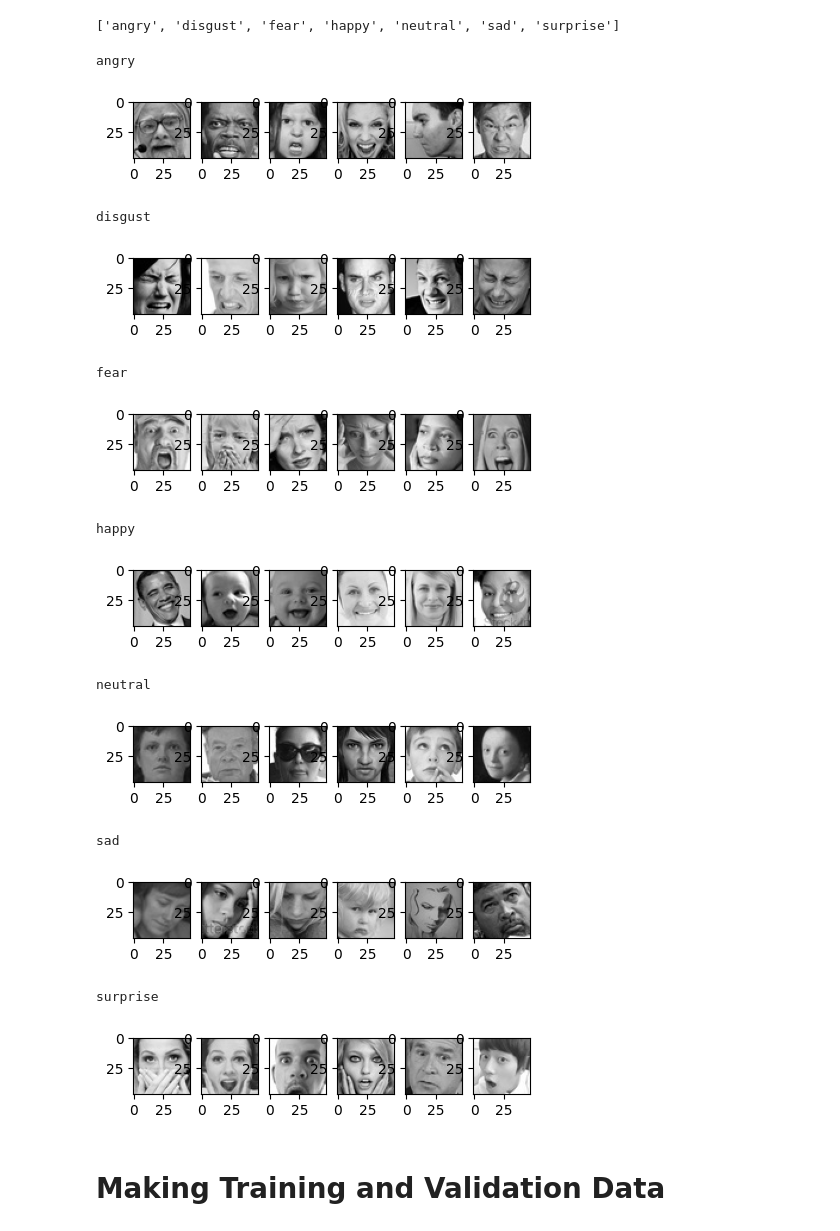
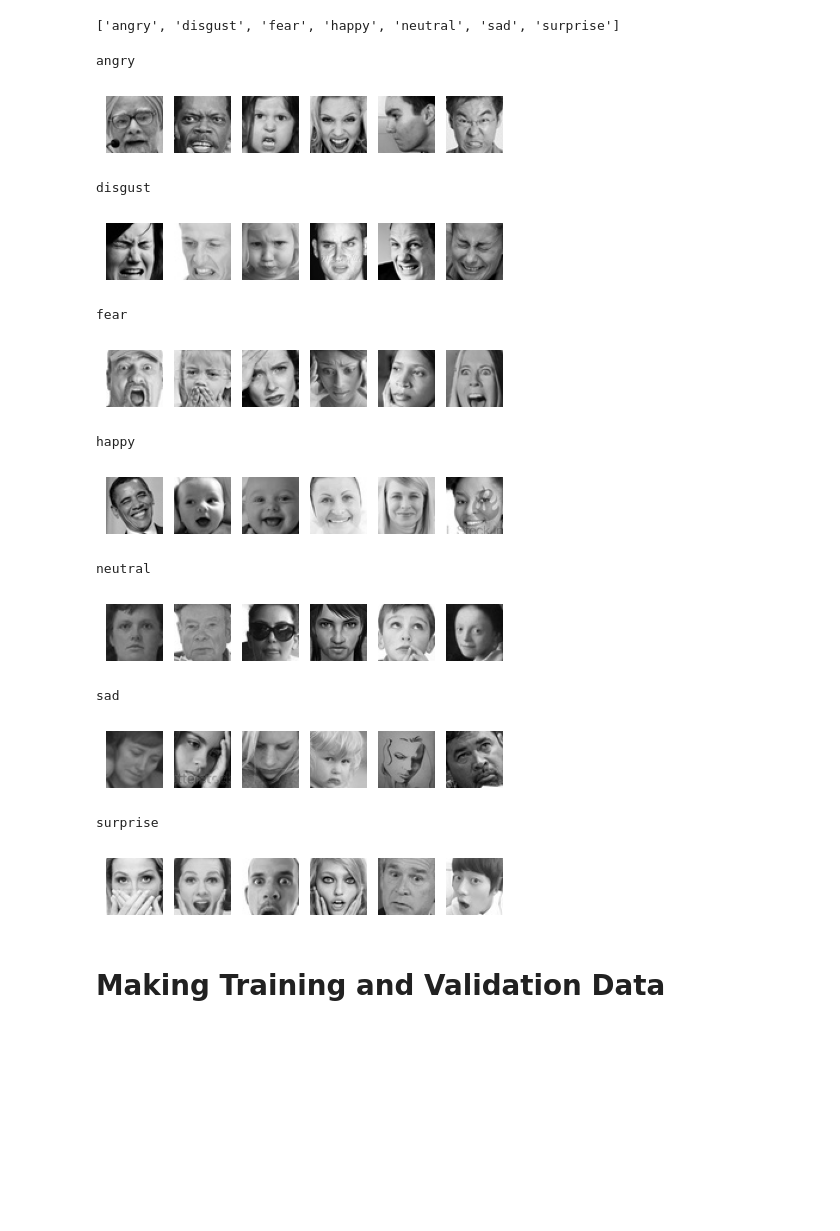
Before and after one commit to ChrisofAllTrades/Ht23-Deep-Learning-Tentamen, a Jupyter notebook: emotion-classification-cnn-using-keras.ipynb, the cells around one changed output. Cells and saved outputs as stored; diff of their text form; code cells hidden in the pictures; blank space fills up the shorter version.

```diff
--- a/emotion-classification-cnn-using-keras.ipynb
+++ b/emotion-classification-cnn-using-keras.ipynb
@@ -26,31 +38,32 @@ os.listdir(folder_path+"train")
 # %%
 # List of directories containing all expressions
 expression = list(os.listdir(folder_path+"train"))
 
 # Plot subplot without labels
 for exp in expression:
     plt.figure(figsize= (6,6))
     print(exp)
     for i in range(1, 7, 1):
         plt.subplot(1,7,i)
+        plt.axis('off')
         img = load_img(folder_path+"train/"+exp+"/"+
                        os.listdir(folder_path + "train/" + exp)[i], target_size=(picture_size, picture_size))
         plt.imshow(img)
     plt.show()
 # %% [output]
 angry
-[figure, old version]
+[figure, new version]
 disgust
-[figure, old version]
+[figure, new version]
 fear
-[figure, old version]
+[figure, new version]
 happy
-[figure, old version]
+[figure, new version]
 neutral
-[figure, old version]
+[figure, new version]
 sad
-[figure, old version]
+[figure, new version]
 surprise
-[figure, old version]
+[figure, new version]
 # %% [markdown]
 # Making Training and Validation Data
```
Also changed, not shown: parts of 20 cells of this notebook, 2 other files.
